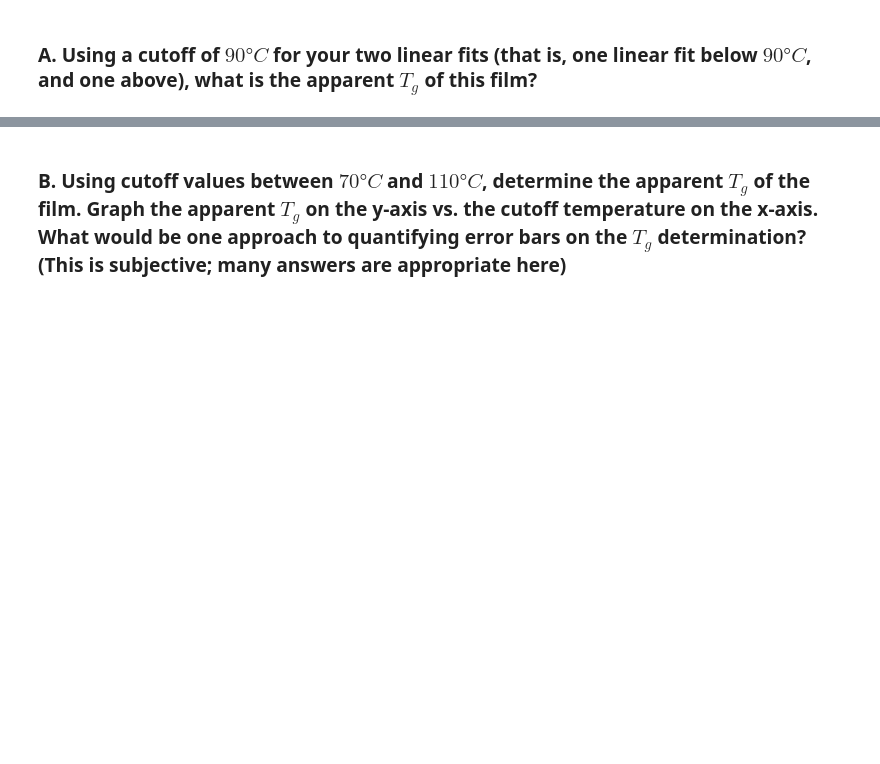
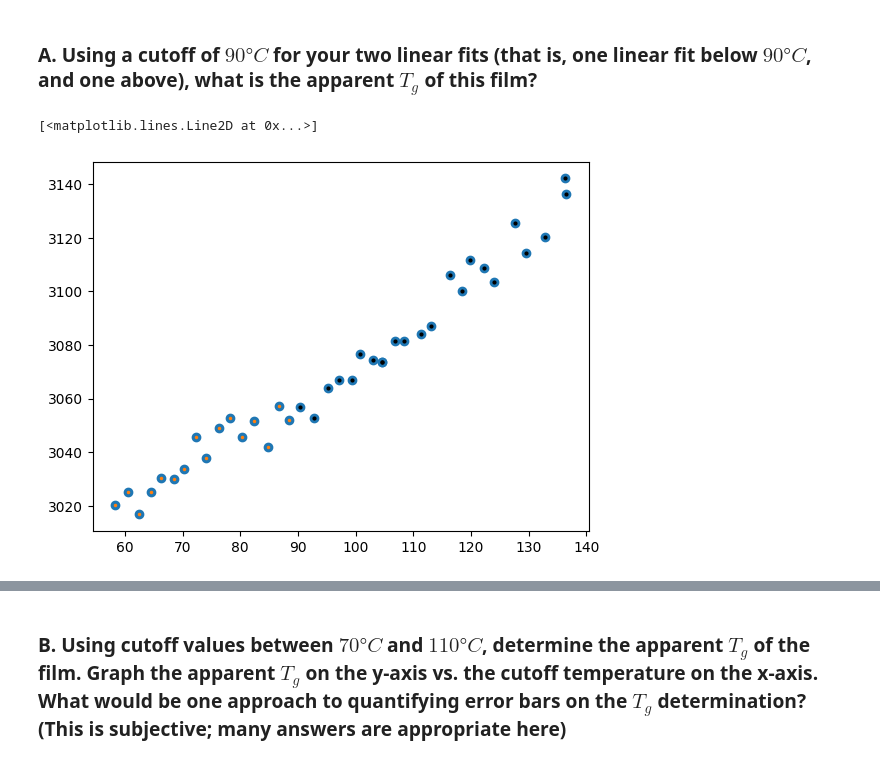
Before and after one commit to AngleKit/MSE7530Codes, a Jupyter notebook: Assignments/Assignment8.ipynb, the cells around one changed output, grey strips where cells are left out. Cells and saved outputs as stored; diff of their text form; code cells hidden in the pictures; blank space fills up the shorter version.

```diff
--- a/Assignments/Assignment8.ipynb
+++ b/Assignments/Assignment8.ipynb
@@ -177,2 +188,16 @@ plt.show()
+# %%
+PSdatafile = '/content//MSE7530Codes/Assignments/Default Dataset2.csv'
+# %%
+PSdata = pd.read_csv(PSdatafile,header=None)
 # %% [markdown]
 ### A. Using a cutoff of $90 °C$ for your two linear fits (that is, one linear fit below $90 °C$, and one above), what is the apparent $T_{g}$ of this film?
+# %%
+theory_tg = 90.
+glass = PSdata[PSdata[0] < theory_tg]
+liquid = PSdata[PSdata[0] >= theory_tg]
+plt.plot(PSdata[0],PSdata[1],'o')
+plt.plot(glass[0],glass[1],'o',markersize=1.5)
+plt.plot(liquid[0],liquid[1],'o',markersize=2,color='k')
+# %% [output]
+[<matplotlib.lines.Line2D at 0x...>]
+[figure, added]
```
Also changed, not shown: parts of 7 cells of this notebook.
